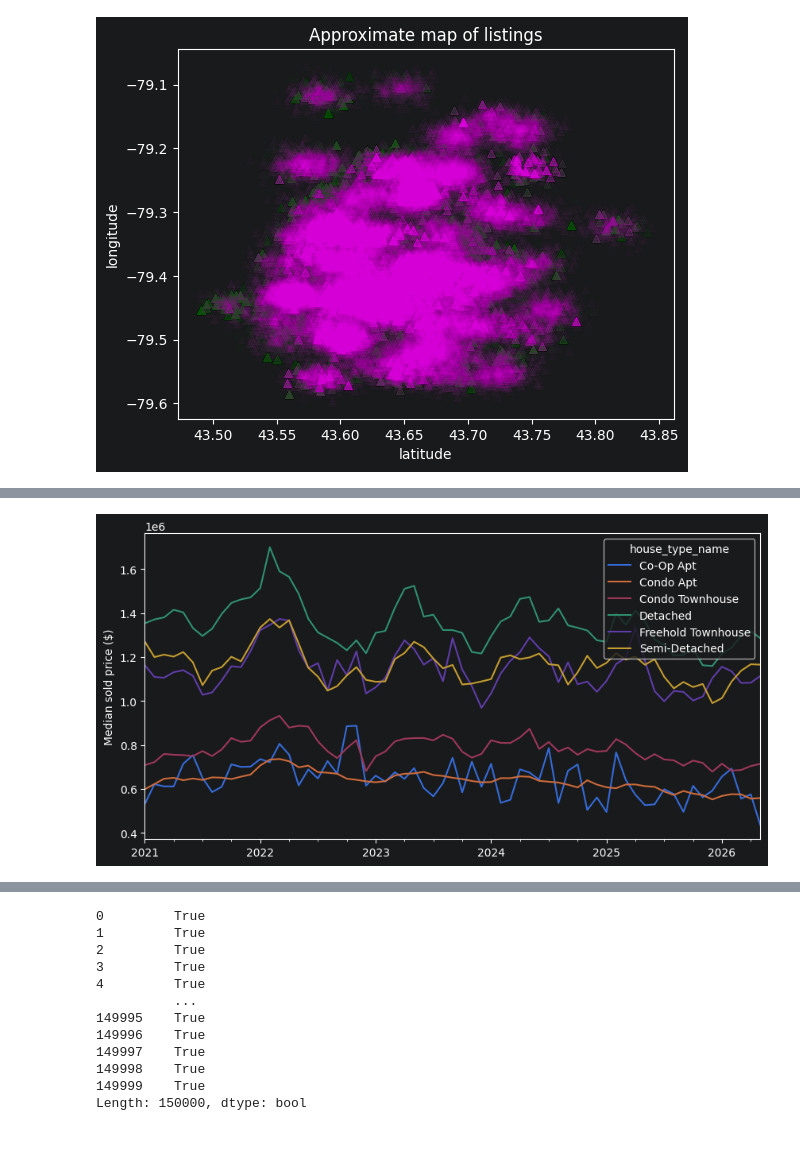
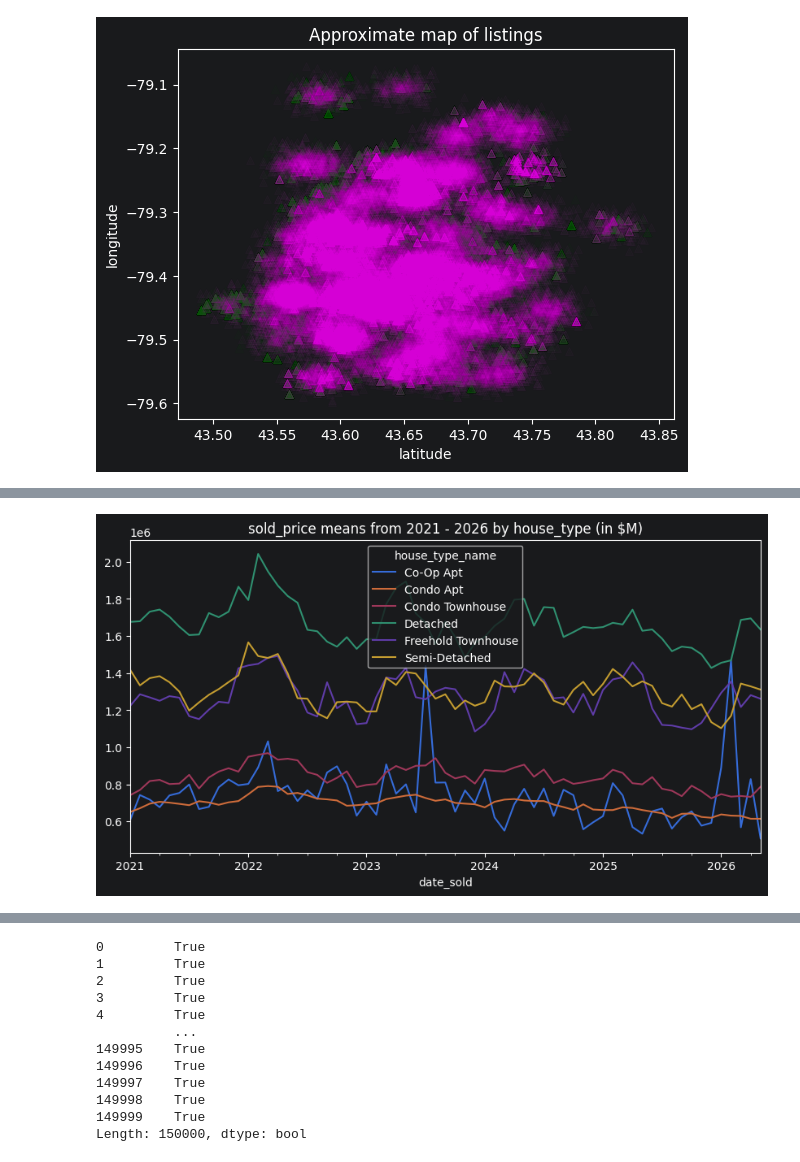
Before and after one commit to LucasWHJ/SSU-Data-Dash-2026-Toronto-Home-Price-Prediction-Challenge, a Jupyter notebook: notebooks/01_eda.ipynb, the cells around one changed output, grey strips where cells are left out. Cells and saved outputs as stored; diff of their text form; code cells hidden in the pictures.

```diff
--- a/notebooks/01_eda.ipynb
+++ b/notebooks/01_eda.ipynb
@@ -146,6 +160,11 @@ plt.show()
 # %%
-monthly = listings.groupby([listings["date_sold"].dt.to_period("M"), "house_type_name"])["sold_price"].median()
+monthly_ht_means = listings[['date_sold', 'house_type_name', 'sold_price']].groupby(
+    [listings['date_sold'].dt.to_period('M'), 'house_type_name'])['sold_price'].mean()
 
-monthly.unstack().plot(figsize = (10, 5), ylabel = "Median sold price ($)", xlabel = "");
+monthly_ht_means.unstack().plot(figsize = (10, 5))
+
+plt.title("sold_price means from 2021 - 2026 by house_type (in $M)")
+
+plt.show()
 # %% [output]
-[figure, old version]
+[figure, new version]
```
Also changed, not shown: parts of 2 cells of this notebook.
